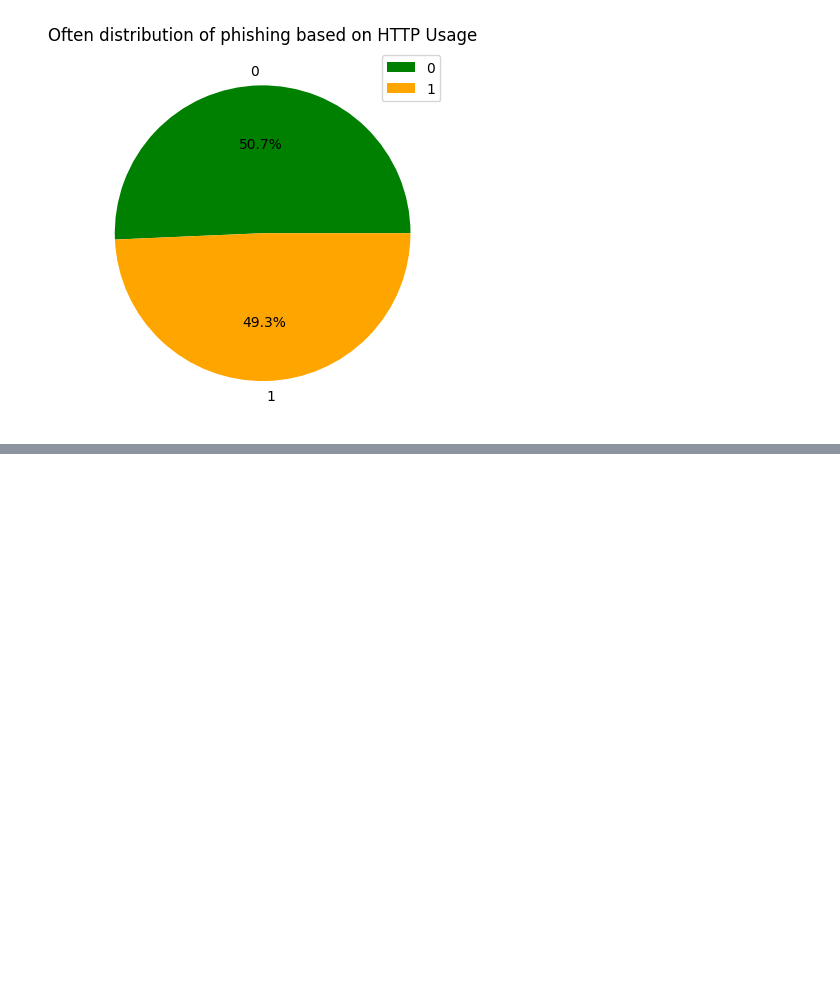
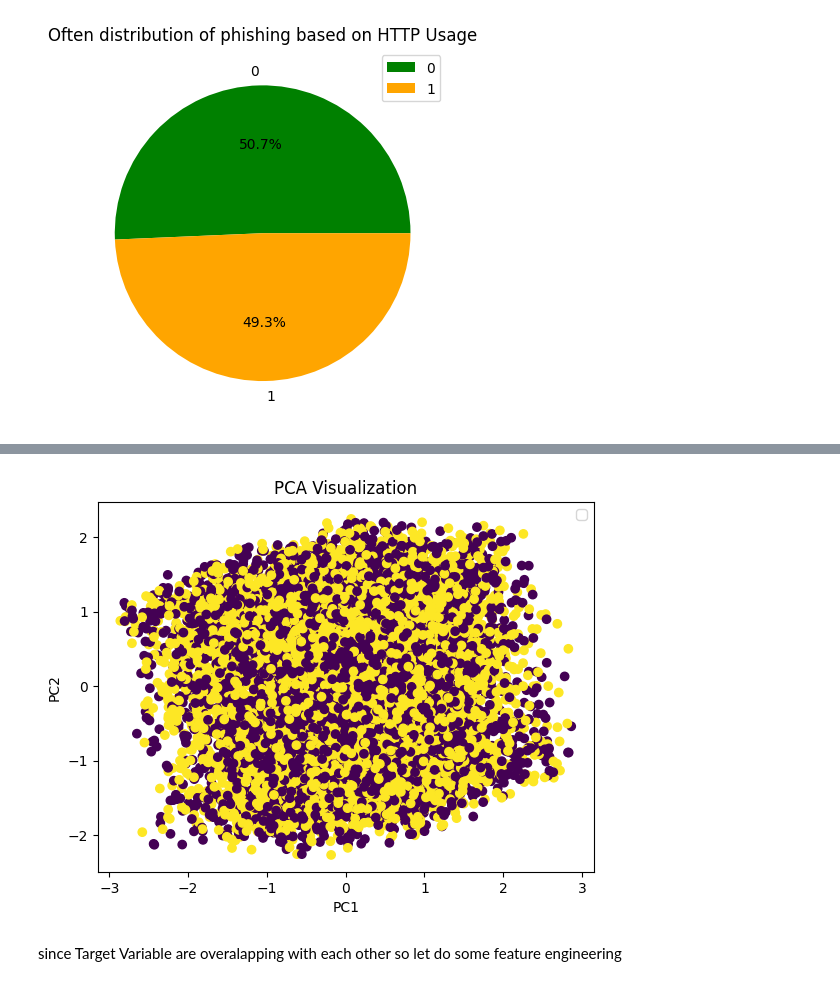
Before and after one commit to Shivansh-datascience/Phising_detection_system, a Jupyter notebook: Phising_detection.ipynb, the cells around one changed output, grey strips where cells are left out. Cells and saved outputs as stored; diff of their text form; code cells hidden in the pictures; blank space fills up the shorter version.

```diff
--- a/Phising_detection.ipynb
+++ b/Phising_detection.ipynb
@@ -1072,0 +1364,16 @@ since having HTTPS in webiste url helps to detect the Phising website so it can
+# %%
+from sklearn.decomposition import PCA
+
+pca = PCA(n_components=2)
+X_pca = pca.fit_transform(X_train)
+
+plt.scatter(X_pca[:,0],X_pca[:,1],c=y_train)
+plt.xlabel("PC1")
+plt.ylabel("PC2")
+plt.title("PCA Visualization")
+plt.legend(
+plt.show()
+# %% [output]
+[figure, added]
+# %% [markdown]
+since Target Variable are overalapping with each other so let do some feature engineering
```
Also changed, not shown: parts of 37 cells of this notebook.
